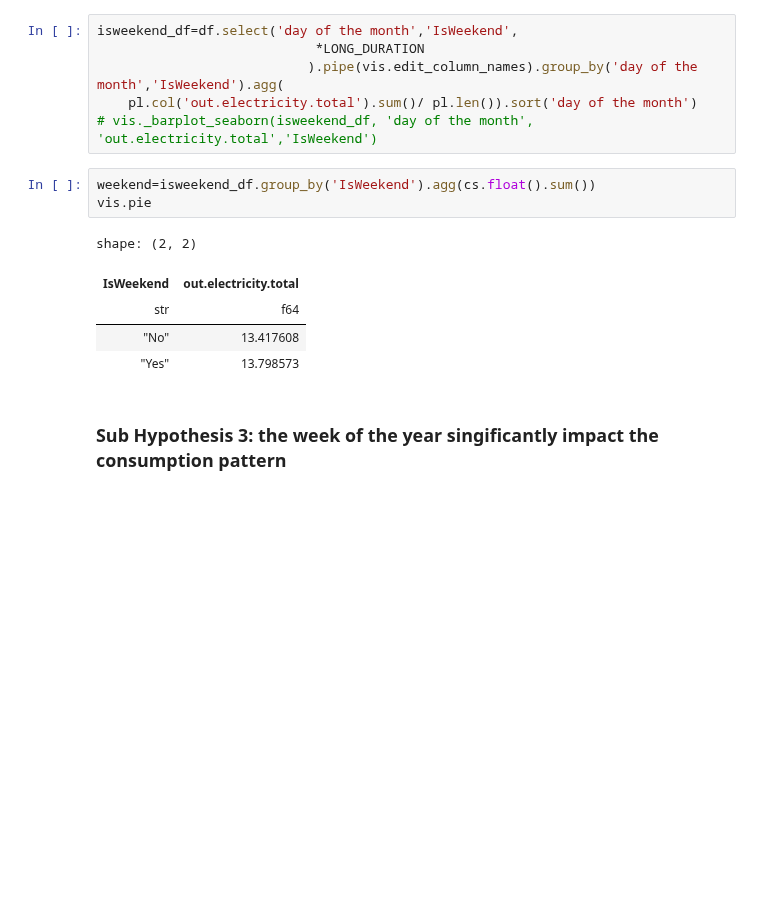
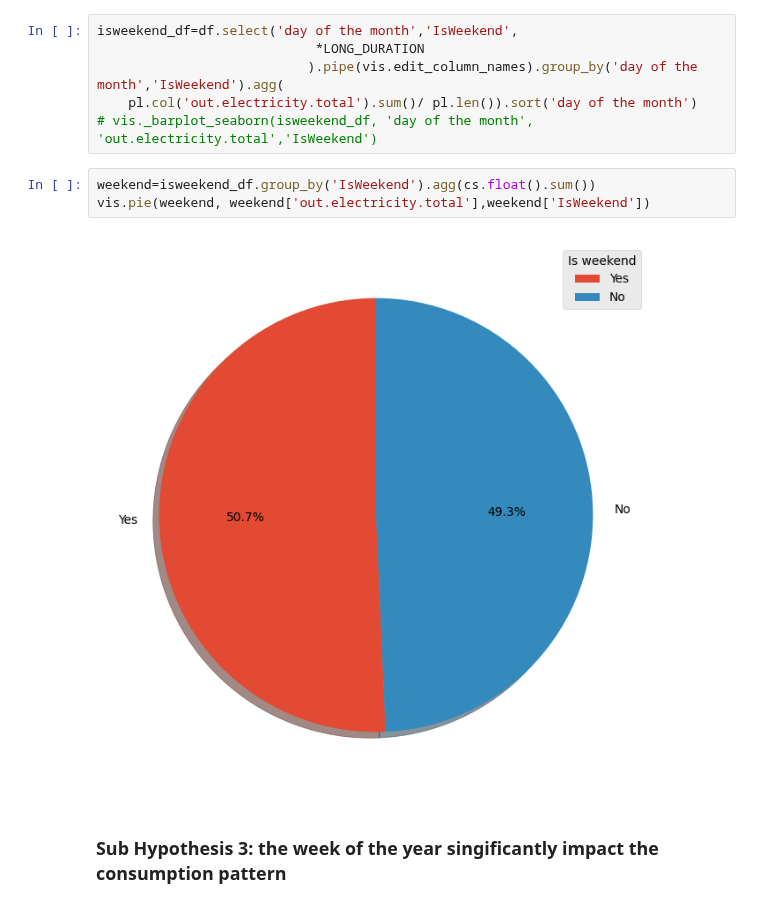
Before and after one commit to 1nuc/load-profile-decomposition, a Jupyter notebook: src/Customer_analysis/run.ipynb, the cells around one changed output. Drawn from its saved outputs; the diff is of its cells as text; blank space fills up the shorter version.

```diff
--- a/src/Customer_analysis/run.ipynb
+++ b/src/Customer_analysis/run.ipynb
@@ -289,13 +289,9 @@ isweekend_df=df.select('day of the month','IsWeekend',
 # vis._barplot_seaborn(isweekend_df, 'day of the month', 'out.electricity.total','IsWeekend')
 # %%
 weekend=isweekend_df.group_by('IsWeekend').agg(cs.float().sum())
-vis.pie
+vis.pie(weekend, weekend['out.electricity.total'],weekend['IsWeekend'])
 # %% [output]
-shape: (2, 2)
-| IsWeekend | out.electricity.total |
-| str | f64 |
-| "No" | 13.417608 |
-| "Yes" | 13.798573 |
+[figure, added]
 # %% [markdown]
 ### Sub Hypothesis 3: the week of the year singificantly impact the consumption pattern
 # %%
```
Also changed, not shown: 1 other file.
